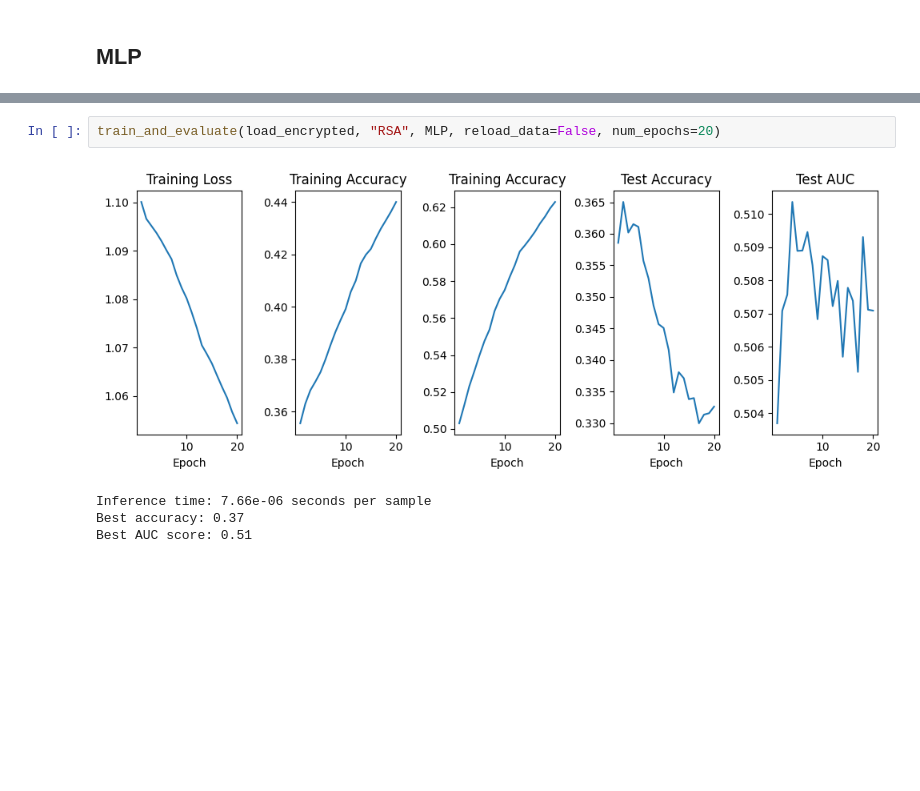
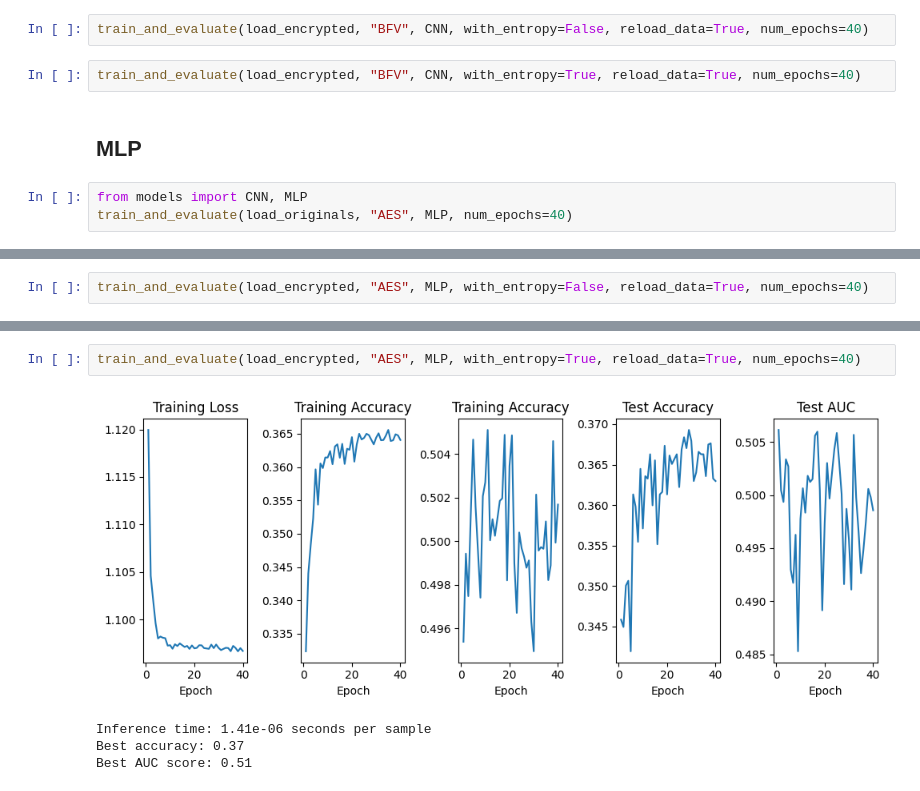
Before and after one commit to paavalipopov/crypto_proj, a Jupyter notebook: main.ipynb, the cells around one changed output, grey strips where cells are left out. Cells and saved outputs as stored; diff of their text form; blank space fills up the shorter version.

```diff
--- a/main.ipynb
+++ b/main.ipynb
@@ -316,2 +311,9 @@ Best AUC score: 0.51
+# %%
+train_and_evaluate(load_encrypted, "BFV", CNN, with_entropy=False, reload_data=True, num_epochs=40)
+# %%
+train_and_evaluate(load_encrypted, "BFV", CNN, with_entropy=True, reload_data=True, num_epochs=40)
 # %% [markdown]
 ## MLP
+# %%
+from models import CNN, MLP
+train_and_evaluate(load_originals, "AES", MLP, num_epochs=40)
@@ -317,0 +325,2 @@ Best AUC score: 0.51
+# %%
+train_and_evaluate(load_encrypted, "AES", MLP, with_entropy=False, reload_data=True, num_epochs=40)
@@ -318,7 +332,7 @@ Best AUC score: 0.51
 # %%
-train_and_evaluate(load_encrypted, "RSA", MLP, reload_data=False, num_epochs=20)
+train_and_evaluate(load_encrypted, "AES", MLP, with_entropy=True, reload_data=True, num_epochs=40)
 # %% [output]
-[figure, old version]
+[figure, new version]
-Inference time: 7.66e-06 seconds per sample
+Inference time: 1.41e-06 seconds per sample
 Best accuracy: 0.37
 Best AUC score: 0.51
```
Also changed, not shown: parts of 21 cells of this notebook, 3 other files.
